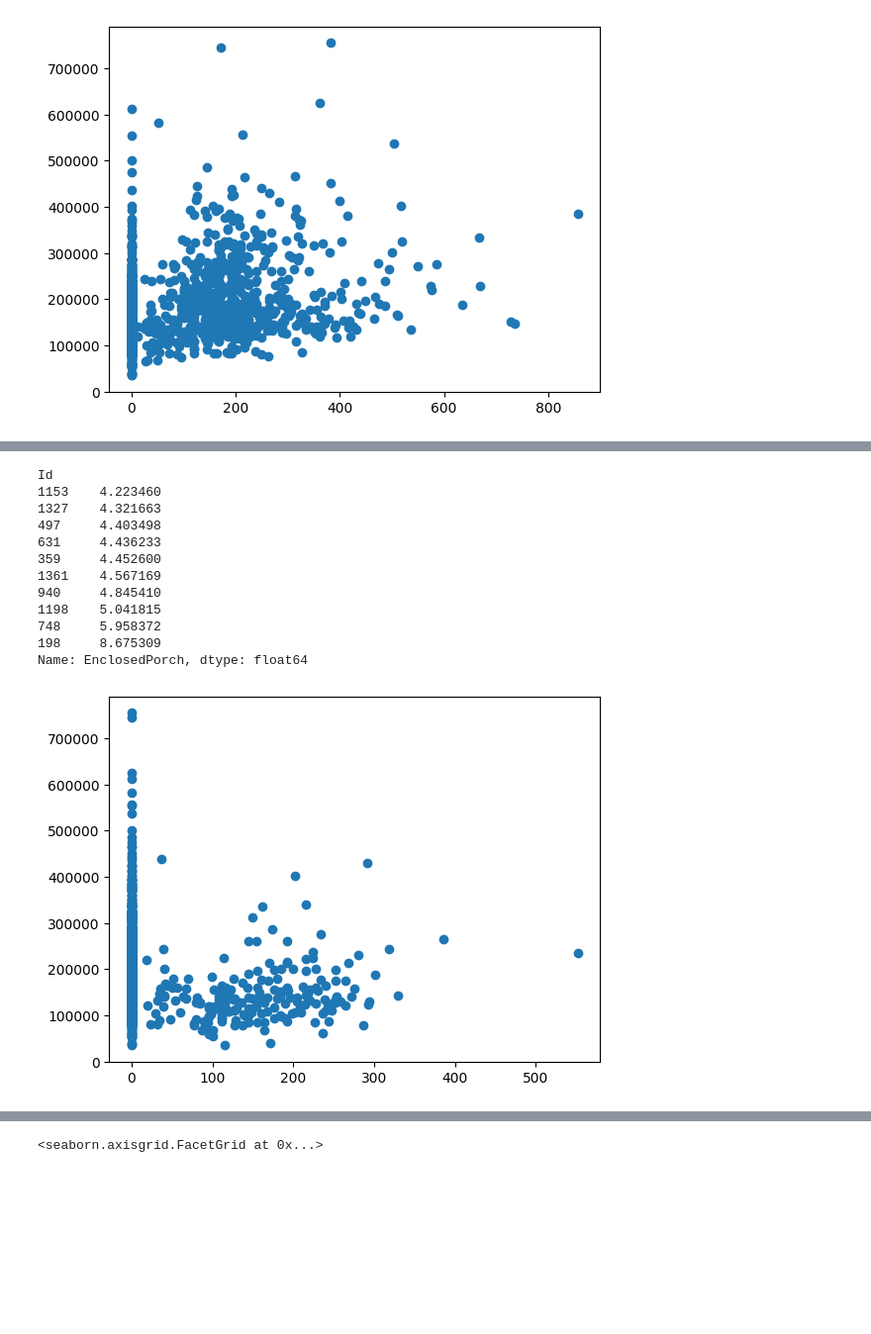
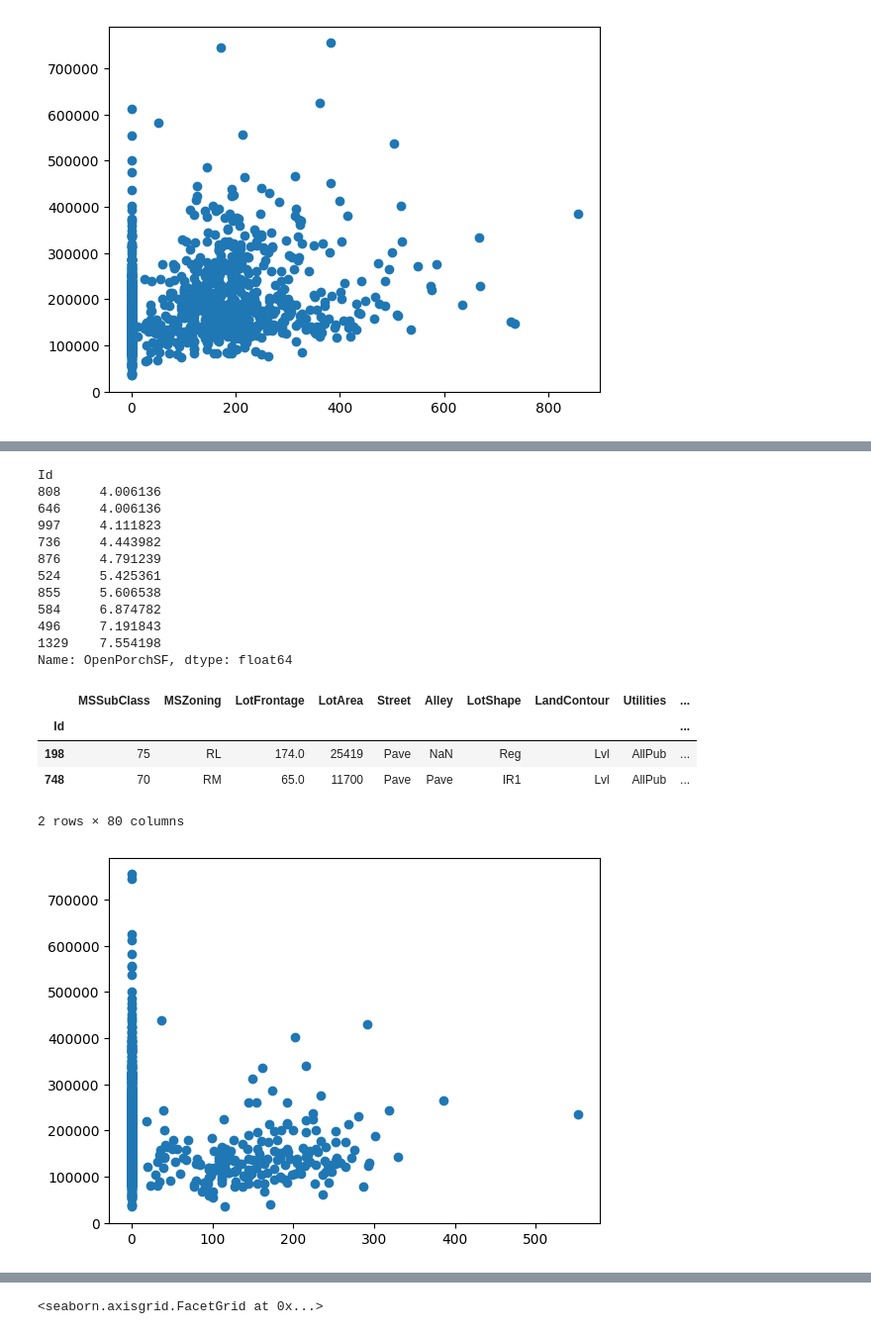
Before and after one commit to krisburke/house-price-prediction-capstone, a Jupyter notebook: notebook/house-price-prediction.ipynb, the cells around one changed output, grey strips where cells are left out. Shown at 99% size. Saved outputs shown, nothing was run; the diff lists cells and outputs as text; code cells hidden in the pictures; blank space fills up the shorter version.

```diff
--- a/notebook/house-price-prediction.ipynb
+++ b/notebook/house-price-prediction.ipynb
@@ -458,20 +536,27 @@ Name: OpenPorchSF, dtype: float64
 [figure]
+# %%
+stats.zscore(X['OpenPorchSF']).sort_values().tail(10)
+# %% [output]
+Id
+808     4.006136
+646     4.006136
+997     4.111823
+736     4.443982
+876     4.791239
+524     5.425361
+855     5.606538
+584     6.874782
+496     7.191843
+1329    7.554198
+Name: OpenPorchSF, dtype: float64
 # %%
 plt.scatter(x='EnclosedPorch', y='SalePrice', data=X)
-stats.zscore(X['EnclosedPorch']).sort_values().tail(10)
-# X.query('EnclosedPorch > 350') # Outliers: 198, 748
-# Note: the tutorial only removes 198 here but there are some other high zscores
+X.query('EnclosedPorch > 350') # Outliers: 198
+# Potential outlier: 748, 1198
 # %% [output]
+|  | MSSubClass | MSZoning | LotFrontage | LotArea | Street | Alley | LotShape | LandContour | Utilities | ... |
+| Id |  |  |  |  |  |  |  |  |  | ... |
+| 198 | 75 | RL | 174.0 | 25419 | Pave | NaN | Reg | Lvl | AllPub | ... |
+| 748 | 70 | RM | 65.0 | 11700 | Pave | Pave | IR1 | Lvl | AllPub | ... |
-Id
-1153    4.223460
-1327    4.321663
-497     4.403498
-631     4.436233
-359     4.452600
-1361    4.567169
-940     4.845410
-1198    5.041815
-748     5.958372
-198     8.675309
-Name: EnclosedPorch, dtype: float64
+2 rows × 80 columns
 [figure]
```
Also changed, not shown: parts of 45 cells of this notebook.
